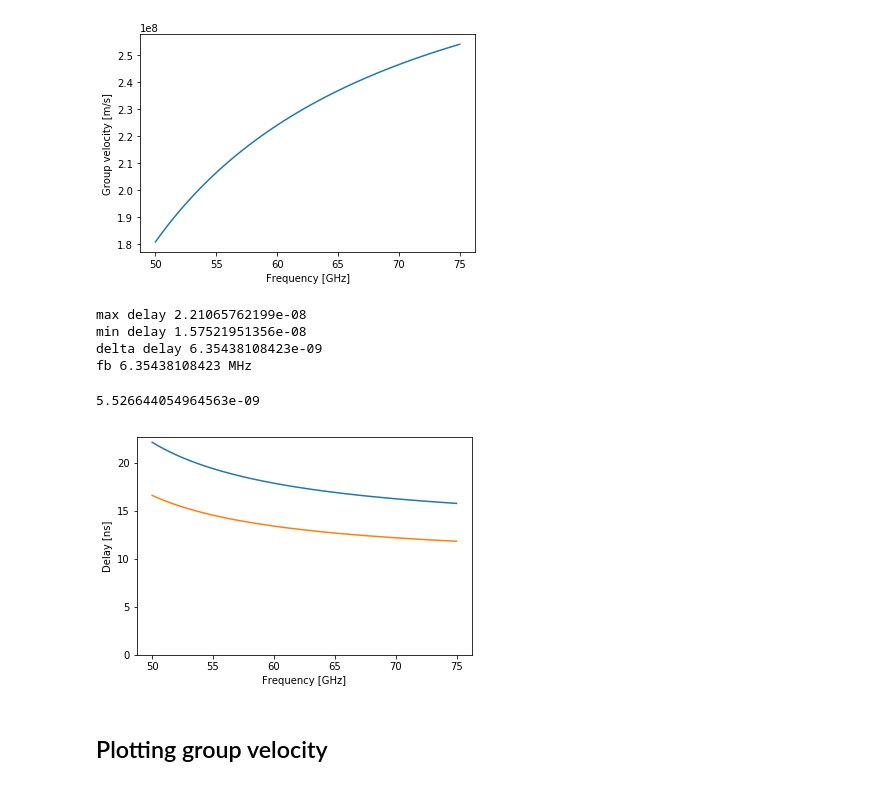
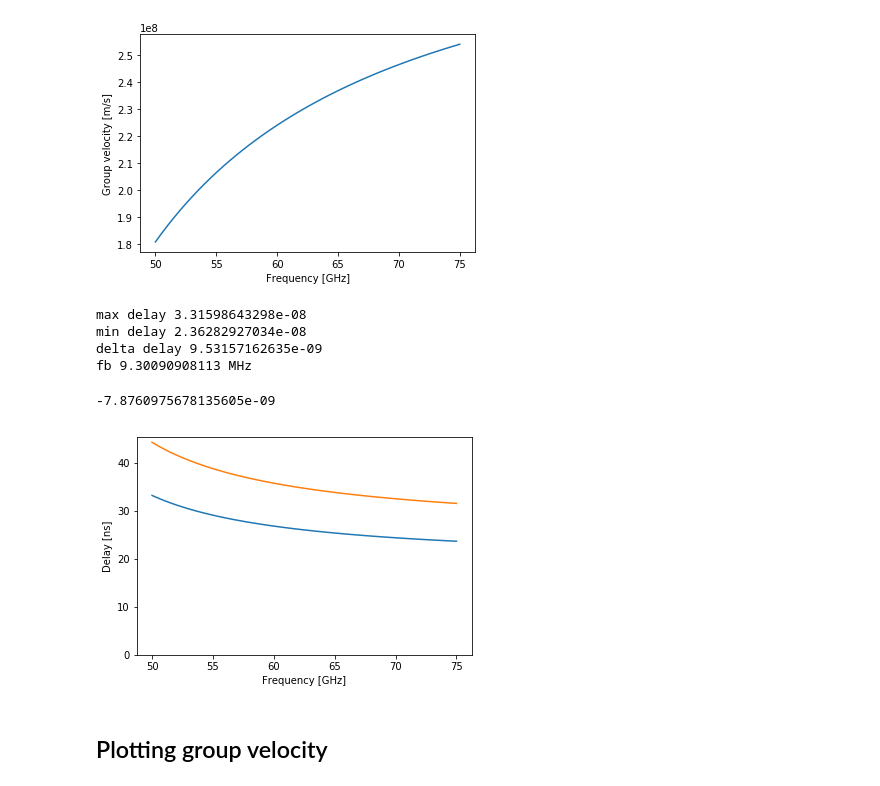
Before and after one commit to OpenReflectometry/scikit-reflectometry, a Jupyter notebook: examples/waveguide_vband_delay.ipynb, the cells around one changed output. Drawn from its saved outputs; the diff is of its cells as text; code cells hidden in the pictures.

```diff
--- a/examples/waveguide_vband_delay.ipynb
+++ b/examples/waveguide_vband_delay.ipynb
@@ -34,8 +34,8 @@ from skreflectometry import waveguides
 # %%
 waveguide = "WR-15"
 size = 50
-wg_length = 4
-wg_length1 = 3
+wg_length = 6
+wg_length1 = 8
 a,b = waveguides.get_dimensions(waveguide)
 f = waveguides.get_frequencies(waveguide, size=size)
 fc = waveguides.cutoff(a)
@@ -53,29 +53,29 @@ Text(0,0.5,u'Group velocity [m/s]')
 # %%
 plt.plot(f/1e9,delay*1e9)
 plt.plot(f/1e9,delay1*1e9)
 plt.xlabel('Frequency [GHz]')
 plt.ylabel('Delay [ns]')
 plt.ylim(ymin=0)
 
 maxdg = delay.max()
 mindg =  delay.min()
 deltadg = delay.max()-delay.min()
-swr = 25e9/25e-6
+swr = 25e9/25.62e-6
 deltafb = swr*deltadg
 
 
 print "max delay", maxdg
 print "min delay", mindg
 print "delta delay", deltadg
 print "fb", deltafb/1e6, "MHz"
 (delay-delay1).max()
 # %% [output]
-max delay 2.21065762199e-08
-min delay 1.57521951356e-08
-delta delay 6.35438108423e-09
-fb 6.35438108423 MHz
+max delay 3.31598643298e-08
+min delay 2.36282927034e-08
+delta delay 9.53157162635e-09
+fb 9.30090908113 MHz
-5.526644054964563e-09
+-7.8760975678135605e-09
-[figure, old version]
+[figure, new version]
 # %%
 def calc_waveguide_group_velocity(f, fc=31.3905e9, v=konst.c):
     """
```
Also changed, not shown: 2 other files.
